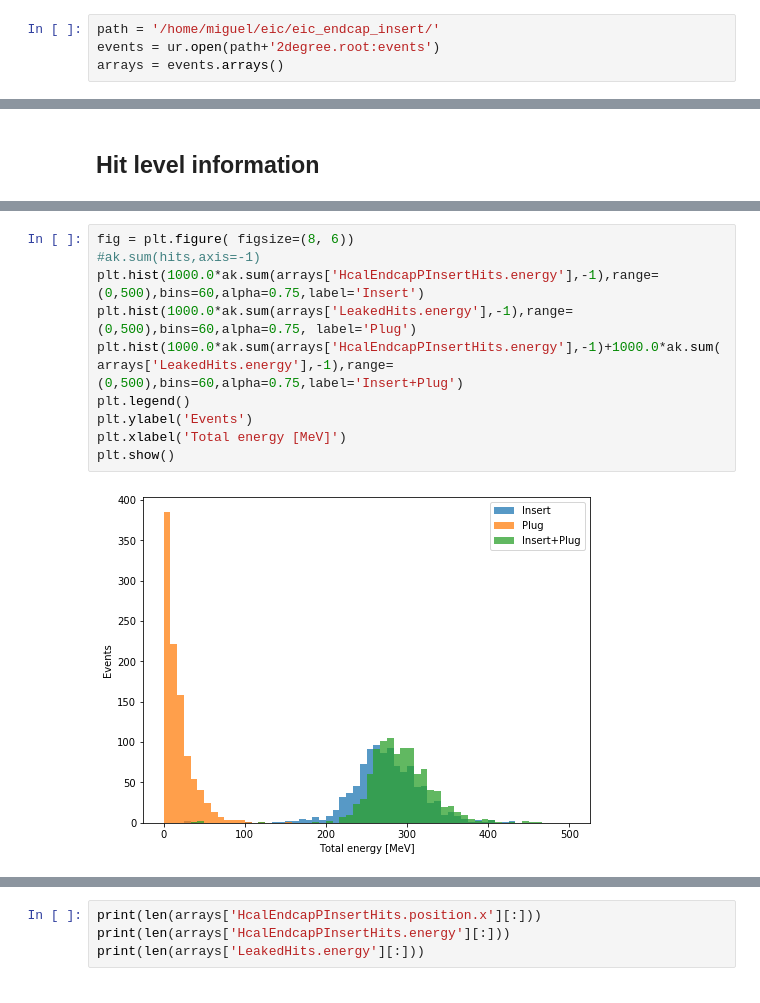
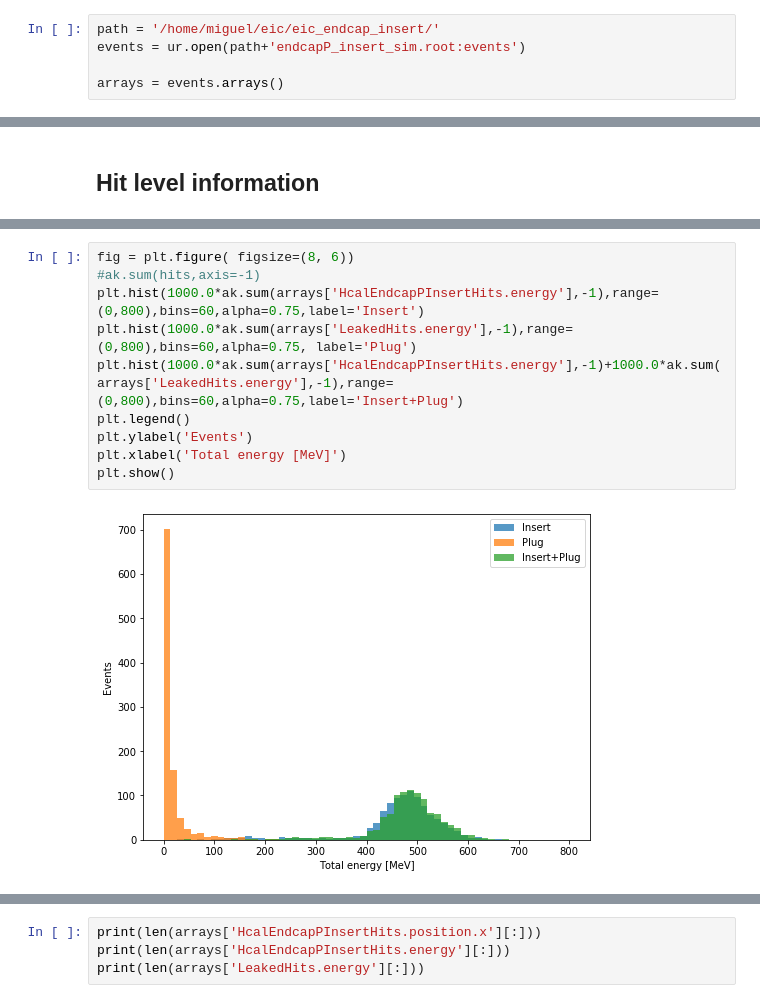
Before and after one commit to rymilton/eic_endcap_insert, a Jupyter notebook: analysis/InsertShowerAnalysis.ipynb, the cells around one changed output, grey strips where cells are left out. Drawn from its saved outputs; the diff is of its cells as text.

```diff
--- a/analysis/InsertShowerAnalysis.ipynb
+++ b/analysis/InsertShowerAnalysis.ipynb
@@ -11,7 +11,8 @@ import pandas as pd
 #hep.set_style("CMS")
 # %%
 path = '/home/miguel/eic/eic_endcap_insert/'
-events = ur.open(path+'2degree.root:events')
+events = ur.open(path+'endcapP_insert_sim.root:events')
+
 arrays = events.arrays()
 # %%
 #Printing structure
@@ -115,15 +116,15 @@ plt.show()
 # %%
 fig = plt.figure( figsize=(8, 6))
 #ak.sum(hits,axis=-1)
-plt.hist(1000.0*ak.sum(arrays['HcalEndcapPInsertHits.energy'],-1),range=(0,500),bins=60,alpha=0.75,label='Insert')
-plt.hist(1000.0*ak.sum(arrays['LeakedHits.energy'],-1),range=(0,500),bins=60,alpha=0.75, label='Plug')
-plt.hist(1000.0*ak.sum(arrays['HcalEndcapPInsertHits.energy'],-1)+1000.0*ak.sum(arrays['LeakedHits.energy'],-1),range=(0,500),bins=60,alpha=0.75,label='Insert+Plug')
+plt.hist(1000.0*ak.sum(arrays['HcalEndcapPInsertHits.energy'],-1),range=(0,800),bins=60,alpha=0.75,label='Insert')
+plt.hist(1000.0*ak.sum(arrays['LeakedHits.energy'],-1),range=(0,800),bins=60,alpha=0.75, label='Plug')
+plt.hist(1000.0*ak.sum(arrays['HcalEndcapPInsertHits.energy'],-1)+1000.0*ak.sum(arrays['LeakedHits.energy'],-1),range=(0,800),bins=60,alpha=0.75,label='Insert+Plug')
 plt.legend()
 plt.ylabel('Events')
 plt.xlabel('Total energy [MeV]')
 plt.show()
 # %% [output]
-[figure, old version]
+[figure, new version]
 # %%
 fig = plt.figure( figsize=(8, 6))
 
```
Also changed, not shown: parts of 25 cells of this notebook, 2 other files.
